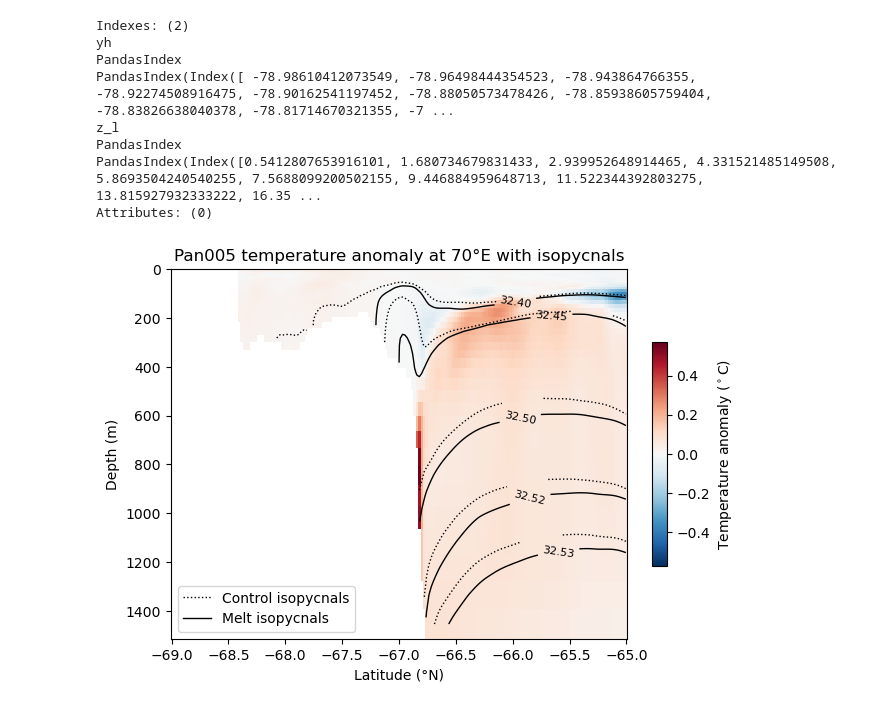
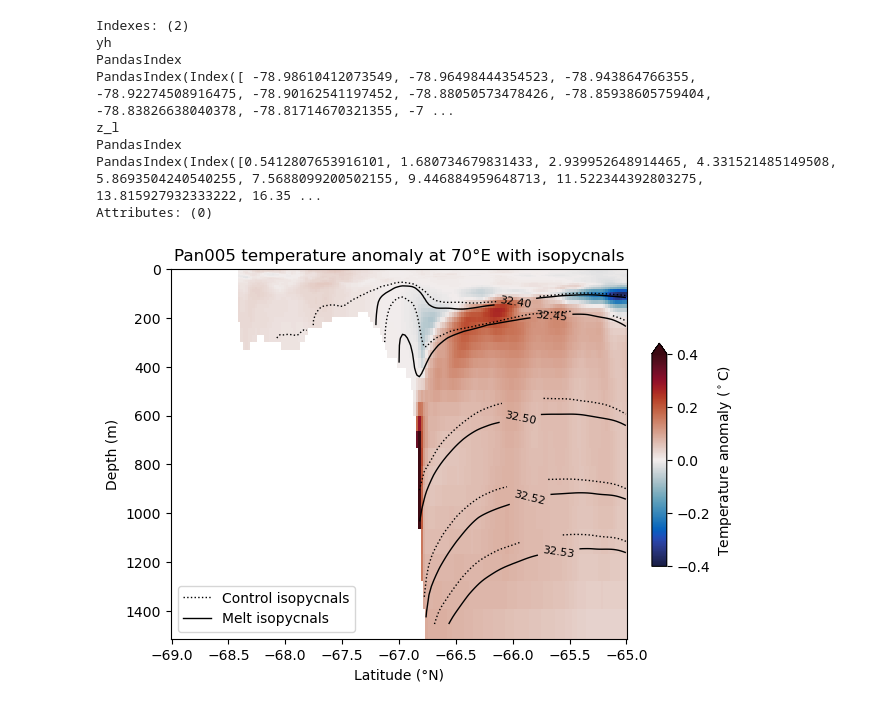
Before and after one commit to adele-morrison/panan-meltwater, a Jupyter notebook: notebooks/temp_analysis/DepthTransectsTemp_Pan005.ipynb, the cells around one changed output. Drawn from its saved outputs; the diff is of its cells as text; code cells hidden in the pictures.

```diff
--- a/notebooks/temp_analysis/DepthTransectsTemp_Pan005.ipynb
+++ b/notebooks/temp_analysis/DepthTransectsTemp_Pan005.ipynb
@@ -528,6 +586,7 @@ rho1_70E_M_new = rho1_70E_M.sel(z_l=slice(0,1500)).sel(yh=slice(-69,-65))
 # Plot your temperature anomaly
 temp_70E_anom_new.plot(
     vmin=-0.4, vmax=0.4,
+    cmap = cm.cm.balance,
     cbar_kwargs={
         "label": "Temperature anomaly ($^\circ$C)",
         "fraction": 0.03,
@@ -563,31 +622,31 @@ contour_control = plt.contour(
 # Label control contours (invisible labels)
 control_labels = plt.clabel(
     contour_control,
     fmt='%1.2f',
     inline=True,
     fontsize=8
 )
 
 # Set control labels color to white (invisible)
 for txt in control_labels:
     txt.set_color('none')  # or use 'none' for fully transparent
 
 plt.gca().invert_yaxis()
 
 
 # Create custom legend handles
 control_handle = mlines.Line2D([], [], color='k', linestyle=':', linewidth=1, label='Control isopycnals')
 melt_handle = mlines.Line2D([], [], color='k', linestyle='-', linewidth=1, label='Melt isopycnals')
 
 plt.legend(handles=[control_handle, melt_handle], loc='lower left')
 
 # Add axis labels
 plt.xlabel("Latitude (°N)")
 plt.ylabel("Depth (m)")
 
 # Add title
 plt.title("Pan005 temperature anomaly at 70°E with isopycnals")
 
 plt.show()
 # %% [output]
-[figure, old version]
+[figure, new version]
```
Also changed, not shown: parts of 6 cells of this notebook, 1 other file.
